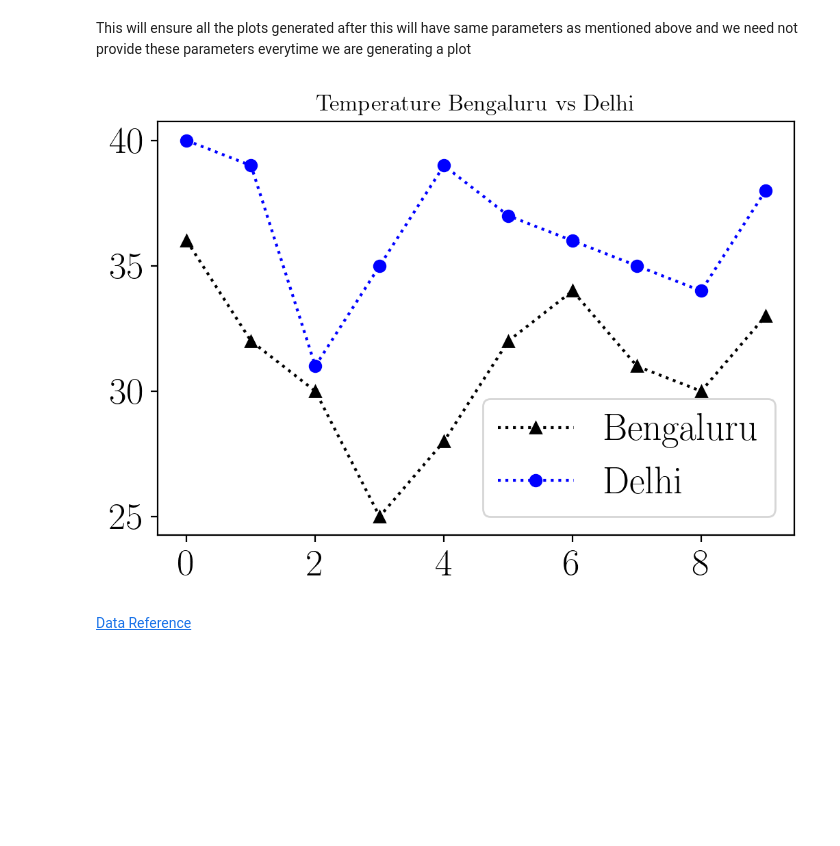
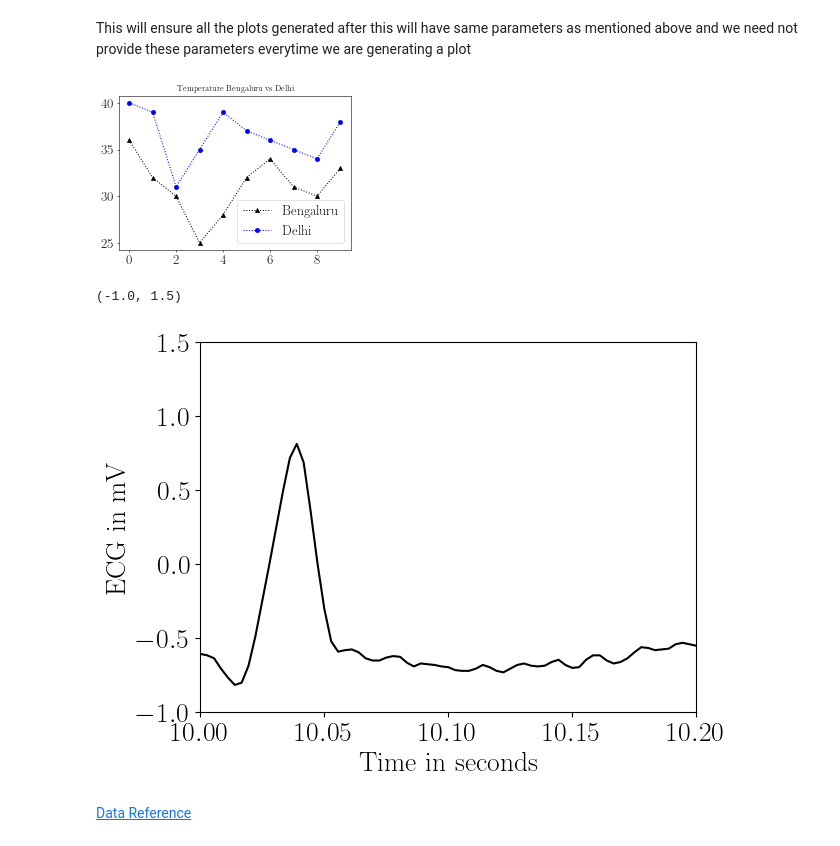
Before and after one commit to thivinanandh/Teaching-Python, a Jupyter notebook: Python-Libraries/Matplotlib.ipynb, the cells around one changed output. Drawn from its saved outputs; the diff is of its cells as text; code cells hidden in the pictures; blank space fills up the shorter version.

```diff
--- a/Python-Libraries/Matplotlib.ipynb
+++ b/Python-Libraries/Matplotlib.ipynb
@@ -1127,40 +1448,54 @@ This will ensure all the plots generated after this will have same parameters as
 # %%
 from matplotlib import rc
 from cycler import cycler
 plt.rcParams["text.usetex"] = True
 plt.rcParams["font.family"] = "serif"
 plt.rcParams["font.serif"] = ["Computer Modern"]
 plt.rcParams['xtick.labelsize'] = 20
 plt.rcParams['legend.fontsize'] = 20
 plt.rcParams['ytick.labelsize'] = 20
 plt.rcParams['axes.labelsize'] = 20
 plt.rcParams['axes.prop_cycle'] = cycler(color=['darkblue', 'red', 'green', 'yellow'])
 
 Temperaturebangalore = [36,32,30,25,28,32,34,31,30,33]
 TemperatureDelhi =     [40,39,31,35,39,37,36,35,34,38]
-plt.figure(figsize=(6,4),dpi=200)
+plt.figure(figsize=(6,4),dpi=50)
 plt.plot(Temperaturebangalore,'^k:',label="Bengaluru")
 plt.plot(TemperatureDelhi,'ob:',label="Delhi")
 plt.legend()
 plt.title("Temperature Bengaluru vs Delhi")
 plt.show()
 # %% [output]
-[figure, old version]
+[figure, new version]
 # %%
 ## Auxilary Codes for Generating Data
+
+# Import required libraries
 import numpy as np
 import matplotlib.pyplot as plt
 from scipy.misc import electrocardiogram
+
+# Generate ECG data using the electrocardiogram function
 ecg = electrocardiogram()
 
+# Define the sampling frequency (fs) and time array
 fs = 360
 time = np.arange(ecg.size) / fs
-markers_on = [0,1,2]
-# plt.plot(time, ecg,'ok-',markevery=[-1],markersize=10,markerfacecolor='b')
-# plt.xlabel("time in s")
-# plt.ylabel("ECG in mV")
-# plt.xlim(10, 10.2)
-# plt.ylim(-1, 1.5)
+
+# Define markers to indicate certain points
+markers_on = [0, 1, 2]
+
+# Create a line plot with markers
+plt.plot(time, ecg, 'ok-', markevery=[-1], markersize=10, markerfacecolor='b')
+
+# Add labels and set limits for the plot
+plt.xlabel("Time in seconds")
+plt.ylabel("ECG in mV")
+plt.xlim(10, 10.2)
+plt.ylim(-1, 1.5)
+# %% [output]
+(-1.0, 1.5)
+[figure, added]
 # %% [markdown]
 [Data Reference](https://docs.scipy.org/doc/scipy/reference/generated/scipy.misc.electrocardiogram.html)
 # %% [markdown]
```
Also changed, not shown: parts of 57 cells of this notebook.
